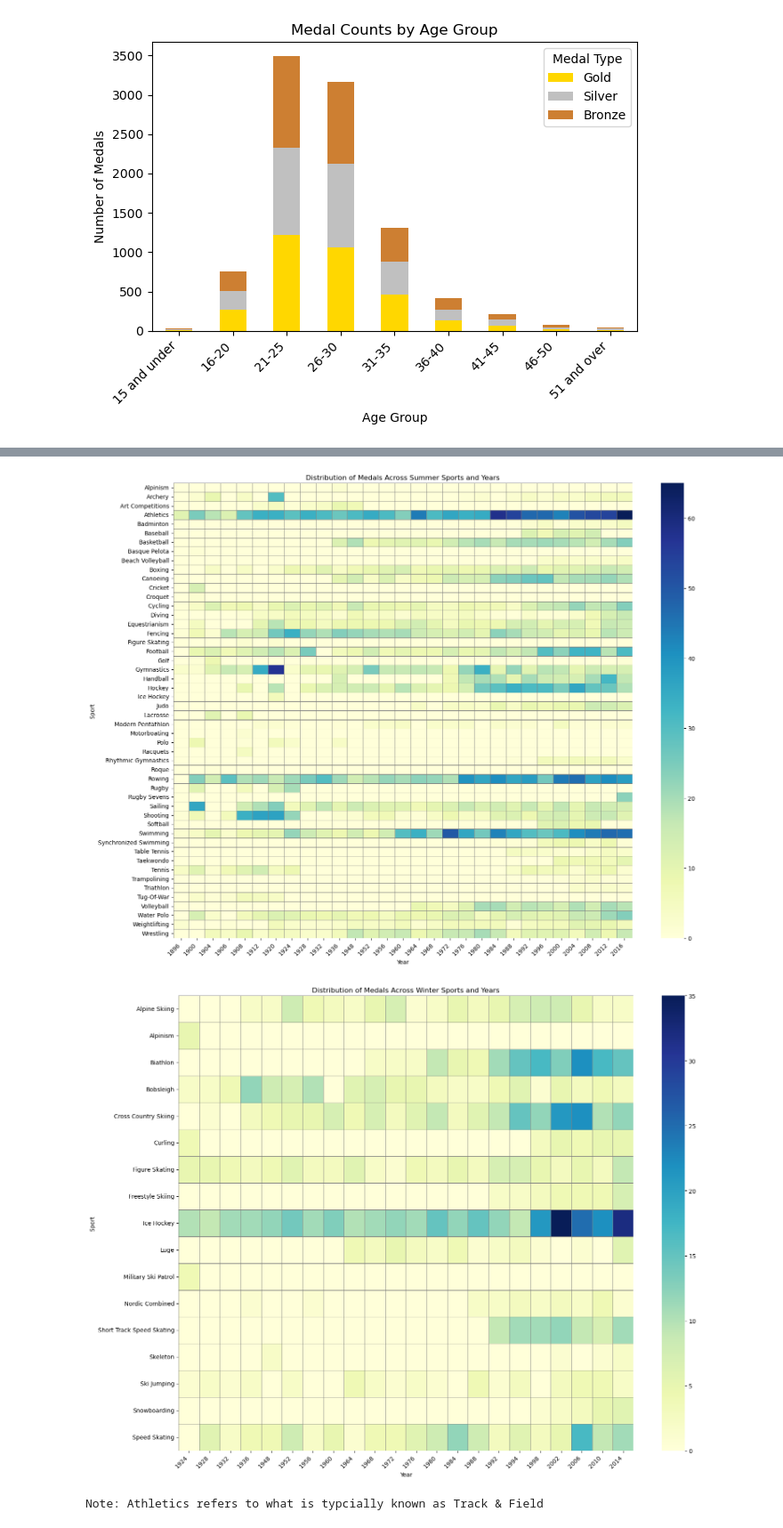
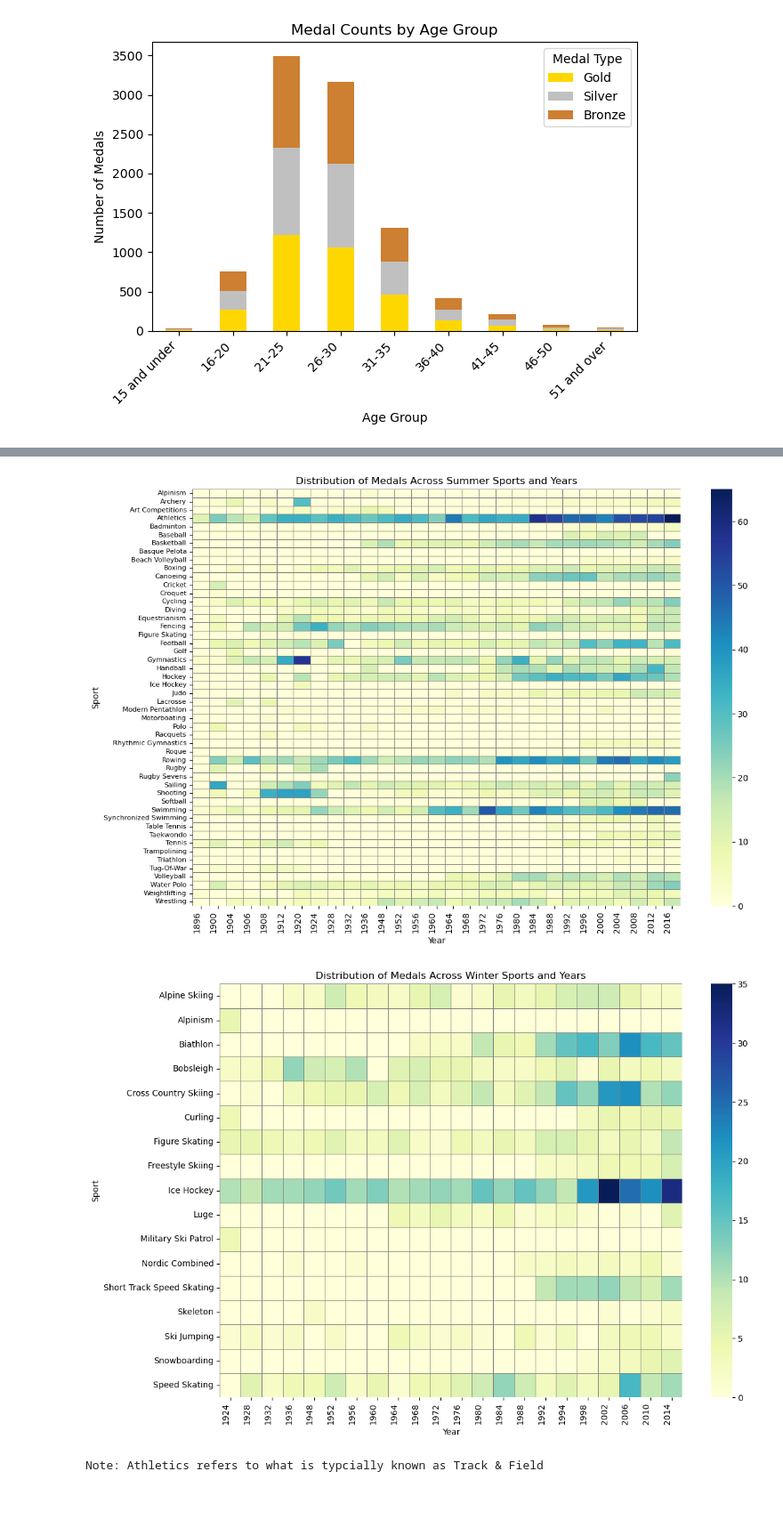
Before and after one commit to TimLinkous/DataAnalysis, a Jupyter notebook: olympics.ipynb, the cells around one changed output, grey strips where cells are left out. Shown: that part at 89% size. Drawn from its saved outputs; the diff is of its cells as text; code cells hidden in the pictures; blank space fills up the shorter version.

```diff
--- a/olympics.ipynb
+++ b/olympics.ipynb
@@ -367,40 +368,40 @@ df_cleaned = df.dropna(subset=['Sport', 'Year', 'Medal', 'Season']).copy()
 # Filter data for Summer and Winter separately
 summer_data = df_cleaned[df_cleaned['Season'] == 'Summer']
 winter_data = df_cleaned[df_cleaned['Season'] == 'Winter']
 
 # number of medals by sport and year for Summer and Winter
 summer_medals_by_sport_year = summer_data.groupby(['Sport', 'Year'])['Medal'].count().reset_index()
 winter_medals_by_sport_year = winter_data.groupby(['Sport', 'Year'])['Medal'].count().reset_index()
 
 #create a matrix for the heatmap for Summer and Winter
 summer_heatmap_data = summer_medals_by_sport_year.pivot(index='Sport', columns='Year', values='Medal').fillna(0)
 winter_heatmap_data = winter_medals_by_sport_year.pivot(index='Sport', columns='Year', values='Medal').fillna(0)
 
-plt.figure(figsize=(16, 12))
+plt.figure(figsize=(12, 8))
 sns.heatmap(summer_heatmap_data, cmap='YlGnBu', linewidths=0.5, linecolor='gray')
 plt.title('Distribution of Medals Across Summer Sports and Years')
 plt.xlabel('Year')
 plt.ylabel('Sport')
-plt.xticks(rotation=45, ha='right')
-plt.yticks(rotation=0)
+plt.xticks(rotation=90, ha='right')
+plt.yticks(ticks=[i + 0.5 for i in range(len(summer_heatmap_data.index))], labels=summer_heatmap_data.index, rotation=0, fontsize=8)
 plt.tight_layout()
 plt.show()
 
-plt.figure(figsize=(16, 12))
+plt.figure(figsize=(12, 8))
 sns.heatmap(winter_heatmap_data, cmap='YlGnBu', linewidths=0.5, linecolor='gray')
 plt.title('Distribution of Medals Across Winter Sports and Years')
 plt.xlabel('Year')
 plt.ylabel('Sport')
-plt.xticks(rotation=45, ha='right')
+plt.xticks(rotation=90, ha='right')
 plt.yticks(rotation=0)
 plt.tight_layout()
 plt.show()
 
 
 print("Note: Athletics refers to what is typcially known as Track & Field")
 # %% [output]
-[figure, old version]
+[figure, new version]
-[figure, old version]
+[figure, new version]
 Note: Athletics refers to what is typcially known as Track & Field
 # %%
 #Summer sports with high medal numbers: Track, swimming, rowing, soccer, basketball-- lesser so is water polo, hockey, cycling
```
Also changed, not shown: parts of 2 cells of this notebook, 2 other files.
